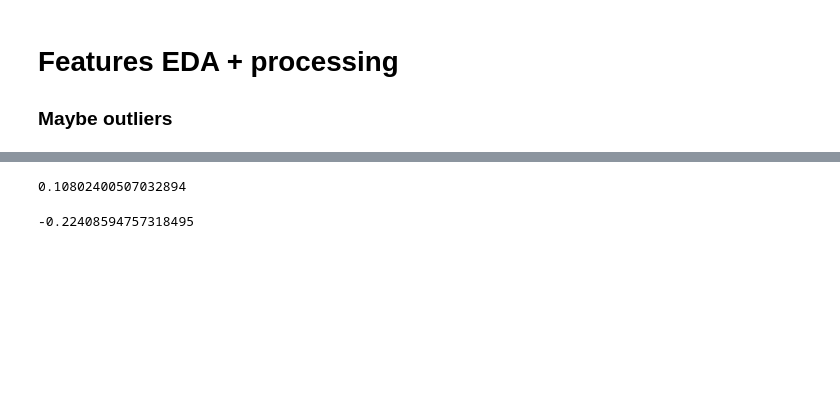
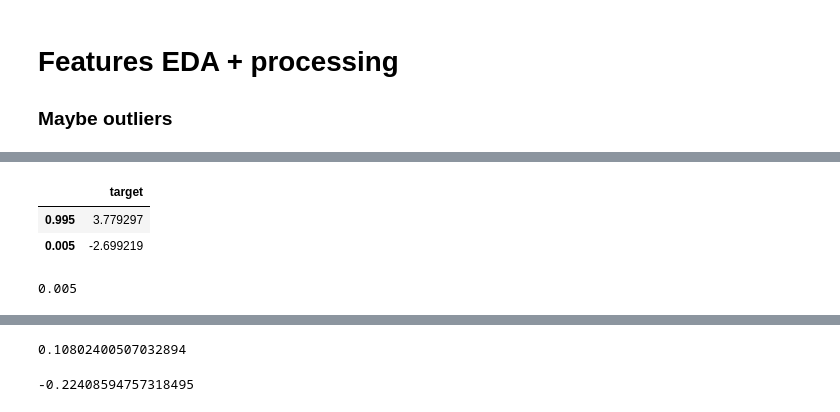
Before and after one commit to beatwad/ubiquant, a Jupyter notebook: part_2_LGBM_train.ipynb, the cells around one changed output, grey strips where cells are left out. Cells and saved outputs as stored; diff of their text form; code cells hidden in the pictures; blank space fills up the shorter version.

```diff
--- a/part_2_LGBM_train.ipynb
+++ b/part_2_LGBM_train.ipynb
@@ -225,0 +130,10 @@ Wall time: 40.2 s
+# %%
+train[['target']].quantile([1-0.005, 0.005])
+# %% [output]
+|  | target |
+| 0.995 | 3.779297 |
+| 0.005 | -2.699219 |
+# %%
+args.outlier_threshold
+# %% [output]
+0.005
```
Also changed, not shown: parts of 20 cells of this notebook.
